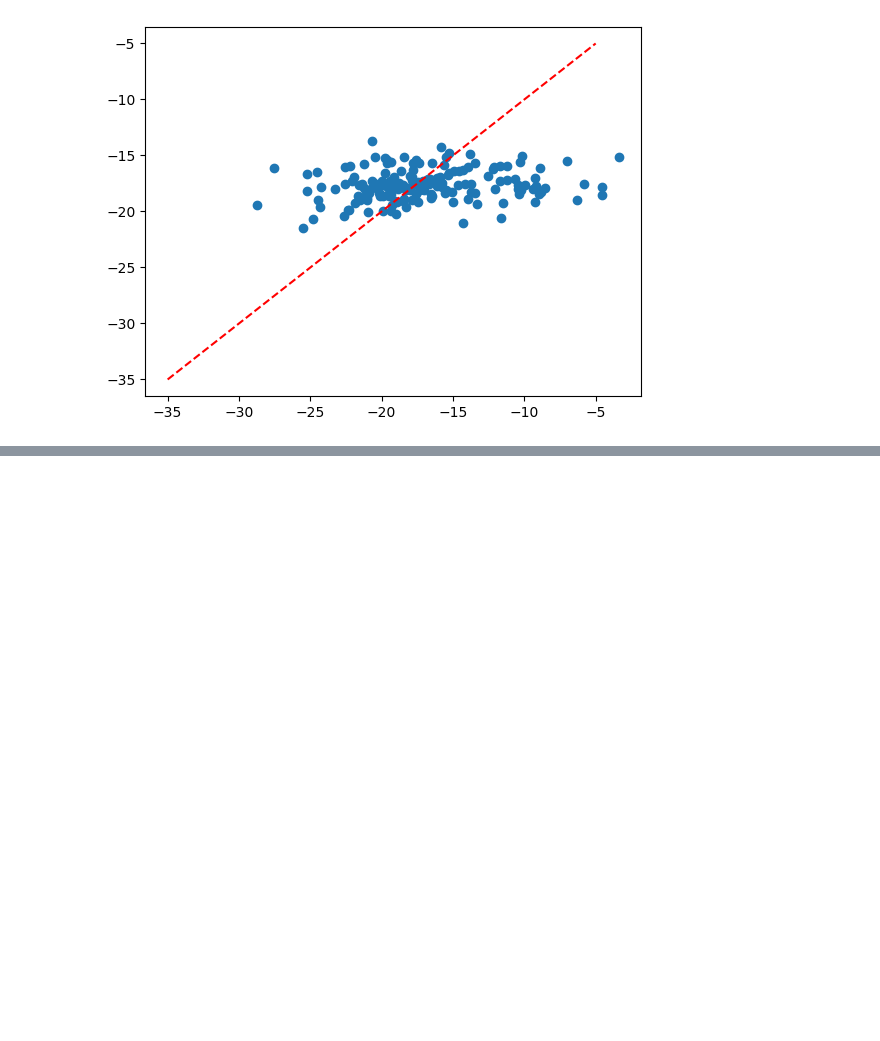
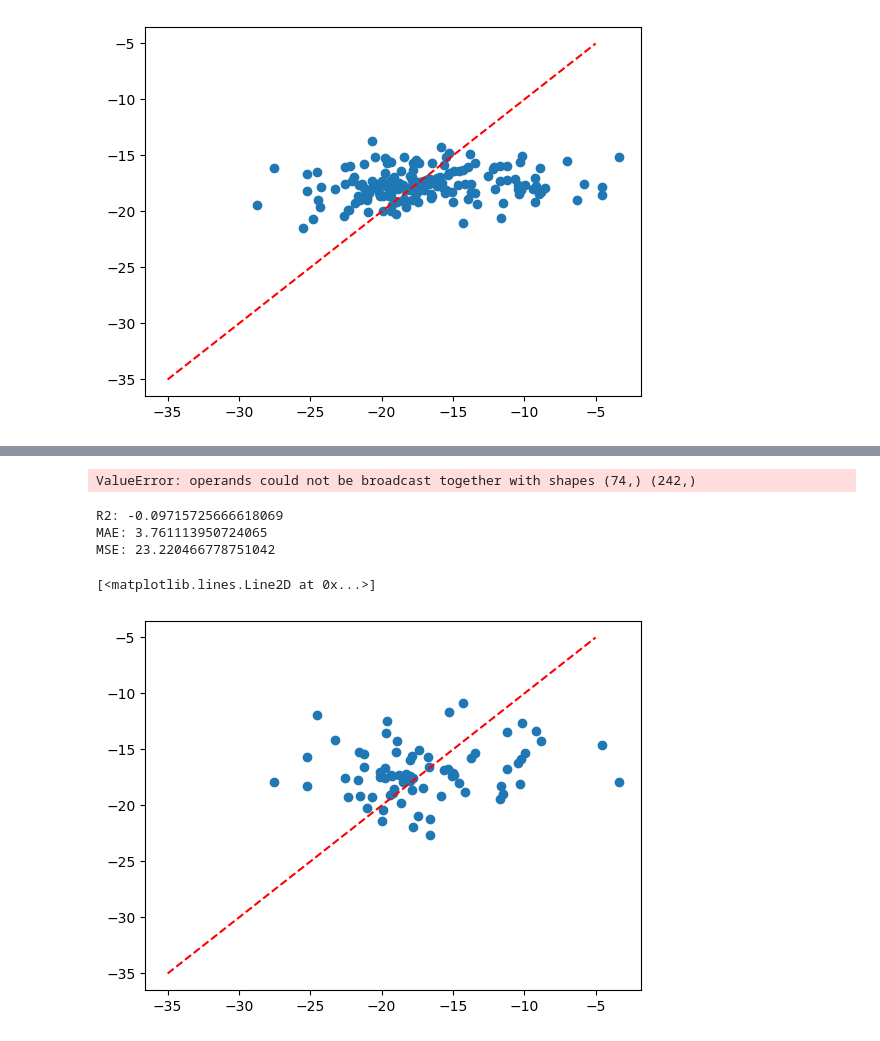
Before and after one commit to ywoelker/rapid-geostrophic-reconstruction, a Jupyter notebook: rapid_umo_reconstruction/06_argo_prediction.ipynb, the cells around one changed output, grey strips where cells are left out. Saved outputs shown, nothing was run; the diff lists cells and outputs as text; code cells hidden in the pictures; blank space fills up the shorter version.

```diff
--- a/rapid_umo_reconstruction/06_argo_prediction.ipynb
+++ b/rapid_umo_reconstruction/06_argo_prediction.ipynb
@@ -1115,0 +1163,5 @@ transport = prediction_to_tranport(test_predictions, dv_dz_target.time.isel(time
+# %%
+
+
+
+dl = DataLoader(TensorDataset(torch.tensor(train_X_scaled), torch.tensor(train_y_scaled)), batch_size=8, shuffle=True)
@@ -1115,0 +1319,11 @@ transport = prediction_to_tranport(test_predictions, dv_dz_target.time.isel(time
+# %%
+test_predictions = net(torch.tensor(test_X_scaled).float()).detach().numpy()
+transport = xr.DataArray(
+    test_predictions,
+    coords={
+        'time':dv_dz_target.time.isel(time = test_indices)
+    }, name='dv_dz_times_X')
+(
+    transport.hvplot(label = 'NN')
+        * t_umo_obs.sel(time = transport.time, method = 'nearest').hvplot(label = 'rapid')
+)
@@ -1115,0 +1343,36 @@ transport = prediction_to_tranport(test_predictions, dv_dz_target.time.isel(time
+# %%
+
+def create_prediction_figure(input_data, indices):
+
+    test_predictions = net(torch.tensor(input_data).float()).detach().numpy()
+
+    test_predictions = (test_predictions * std_per_z) + mean_per_z
+
+    transport = prediction_to_tranport(test_predictions, dv_dz_target.time.isel(time = indices), dv_dz_target.z)
+
+    return     (
+        transport.hvplot(label = 'NN')
+        * t_umo_obs.sel(time = transport.time, method = 'nearest').hvplot(label = 'rapid')
+    )
+
+create_prediction_figure(test_X_scaled, test_indices)
+# %% [output]
+ValueError: operands could not be broadcast together with shapes (74,) (242,)
+# %%
+
+from sklearn.metrics import r2_score, mean_absolute_error, mean_squared_error
+print(f'R2: {r2_score(t_umo_obs.sel(time = transport.time, method = "nearest").dv_dz_times_X.values, transport.values)}')
+print(f'MAE: {mean_absolute_error(t_umo_obs.sel(time = transport.time, method = "nearest").dv_dz_times_X.values, transport.values)}')
+print(f'MSE: {mean_squared_error(t_umo_obs.sel(time = transport.time, method = "nearest").dv_dz_times_X.values, transport.values)}')
+# %% [output]
+R2: -0.09715725666618069
+MAE: 3.761113950724065
+MSE: 23.220466778751042
+# %%
+import matplotlib.pyplot as plt
+plt.scatter(t_umo_obs.sel(time = transport.time, method = "nearest").dv_dz_times_X.values, transport.values)
+
+plt.plot([-35, -5], [-35, -5], 'r--')
+# %% [output]
+[<matplotlib.lines.Line2D at 0x...>]
+[figure, added]
```
Also changed, not shown: parts of 61 cells of this notebook.
